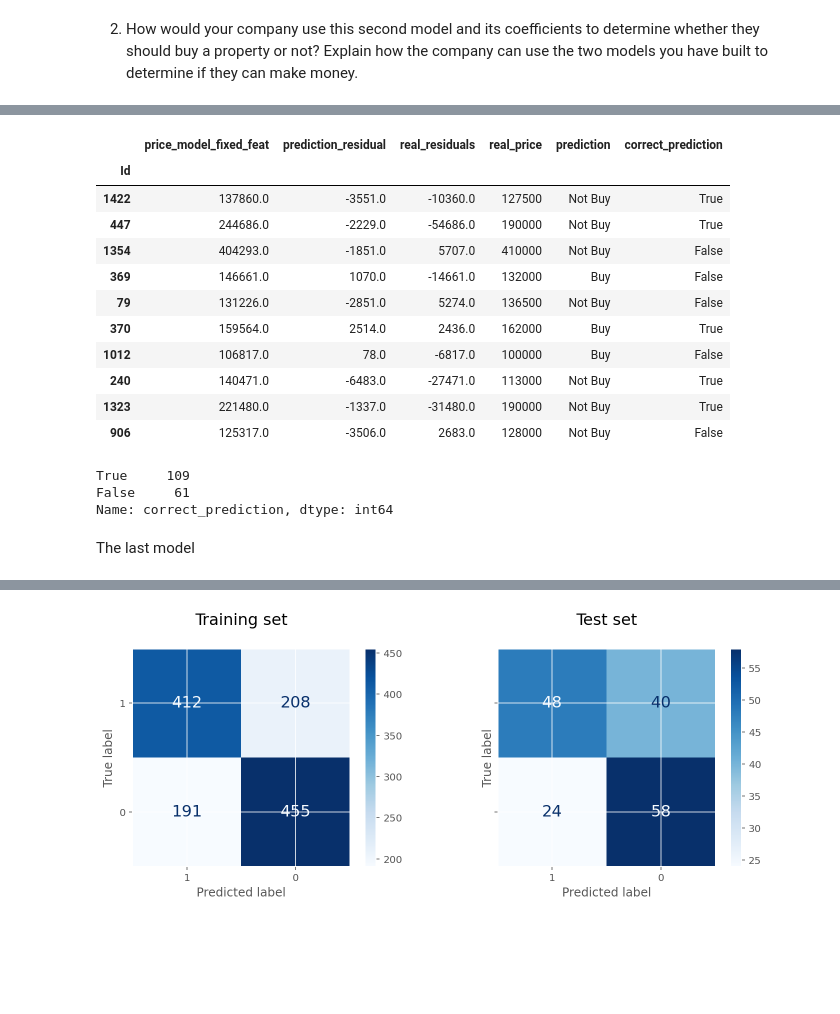
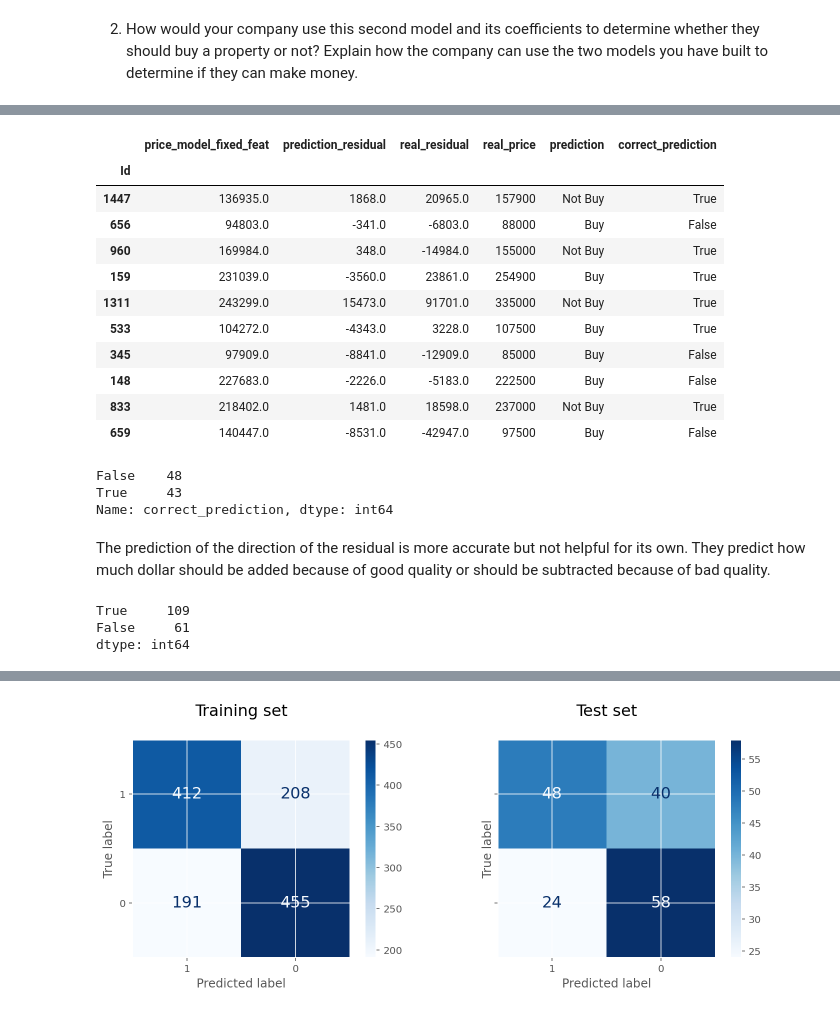
Before and after one commit to androi7/ds-mini-projects, a Jupyter notebook: House-Prices/House_Prices.ipynb, the cells around one changed output, grey strips where cells are left out. Cells and saved outputs as stored; diff of their text form; code cells hidden in the pictures; blank space fills up the shorter version.

```diff
--- a/House-Prices/House_Prices.ipynb
+++ b/House-Prices/House_Prices.ipynb
@@ -1687,32 +1692,44 @@ The next model predicts the remaining residuals of the model with fixed features
 # %%
 # y_train_renovate: residuals_fixed_features
+# real_residuals: stemming from the model (model_grd_boosting) used in price_model_fixed_feat
+# prediction_residual: new residuals from the new model (model_ridge_renovate)
 model_ridge_renovate.fit(X_train_renovate, y_train_renovate)  # predict residuals from fixed features model
 
 model_2 = pd.DataFrame({'price_model_fixed_feat': np.round(model_grd_boosting.predict(X_test)),
                         'prediction_residual': np.round(model_ridge_renovate.predict(X_test_renovate)),
-                        'real_residuals': np.round(y_test_renovate),
+                        'real_residual': np.round(y_test_renovate),
                         'real_price': y_test,
-                        'prediction': np.where(model_ridge_renovate.predict(X_test_renovate) > 0, 'Buy', 'Not Buy')})
-model_2['correct_prediction'] = model_2.apply(lambda col: np.sign(col['prediction_residual']) == np.sign(col['real_residuals']), axis=1)
+                        'prediction': np.where(model_ridge_renovate.predict(X_test_renovate) < 0, 'Buy', 'Not Buy')})
+model_2['correct_prediction'] = model_2.apply(lambda col: col['prediction'] == 'Buy'
+#                                                           and col['prediction_residual'] < 0
+#                                                           and col['real_residual'] < 0
+                                                          and (col['prediction_residual'] + col['price_model_fixed_feat']) < col['real_price']
+                                                          or col['prediction'] == 'Not Buy', axis=1)
 model_2.sample(10)
 # %% [output]
-|  | price_model_fixed_feat | prediction_residual | real_residuals | real_price | prediction | correct_prediction |
+|  | price_model_fixed_feat | prediction_residual | real_residual | real_price | prediction | correct_prediction |
 | Id |  |  |  |  |  |  |
-| 1422 | 137860.0 | -3551.0 | -10360.0 | 127500 | Not Buy | True |
-| 447 | 244686.0 | -2229.0 | -54686.0 | 190000 | Not Buy | True |
-| 1354 | 404293.0 | -1851.0 | 5707.0 | 410000 | Not Buy | False |
-| 369 | 146661.0 | 1070.0 | -14661.0 | 132000 | Buy | False |
-| 79 | 131226.0 | -2851.0 | 5274.0 | 136500 | Not Buy | False |
-| 370 | 159564.0 | 2514.0 | 2436.0 | 162000 | Buy | True |
-| 1012 | 106817.0 | 78.0 | -6817.0 | 100000 | Buy | False |
-| 240 | 140471.0 | -6483.0 | -27471.0 | 113000 | Not Buy | True |
-| 1323 | 221480.0 | -1337.0 | -31480.0 | 190000 | Not Buy | True |
-| 906 | 125317.0 | -3506.0 | 2683.0 | 128000 | Not Buy | False |
+| 1447 | 136935.0 | 1868.0 | 20965.0 | 157900 | Not Buy | True |
+| 656 | 94803.0 | -341.0 | -6803.0 | 88000 | Buy | False |
+| 960 | 169984.0 | 348.0 | -14984.0 | 155000 | Not Buy | True |
+| 159 | 231039.0 | -3560.0 | 23861.0 | 254900 | Buy | True |
+| 1311 | 243299.0 | 15473.0 | 91701.0 | 335000 | Not Buy | True |
+| 533 | 104272.0 | -4343.0 | 3228.0 | 107500 | Buy | True |
+| 345 | 97909.0 | -8841.0 | -12909.0 | 85000 | Buy | False |
+| 148 | 227683.0 | -2226.0 | -5183.0 | 222500 | Buy | False |
+| 833 | 218402.0 | 1481.0 | 18598.0 | 237000 | Not Buy | True |
+| 659 | 140447.0 | -8531.0 | -42947.0 | 97500 | Buy | False |
 # %%
-model_2['correct_prediction'].value_counts()
+model_2[model_2['prediction'] == 'Buy']['correct_prediction'].value_counts()
 # %% [output]
-True     109
-False     61
+False    48
+True     43
 Name: correct_prediction, dtype: int64
-# %% [markdown]
-The last model
+# %% [markdown]
+The prediction of the direction of the residual is more accurate but not helpful for its own. They predict how much dollar should be added because of good quality or should be subtracted because of bad quality.
+# %%
+model_2.apply(lambda col: np.sign(col['prediction_residual']) == np.sign(col['real_residual']), axis=1).value_counts()
+# %% [output]
+True     109
+False     61
+dtype: int64
```
Also changed, not shown: parts of 19 cells of this notebook.
